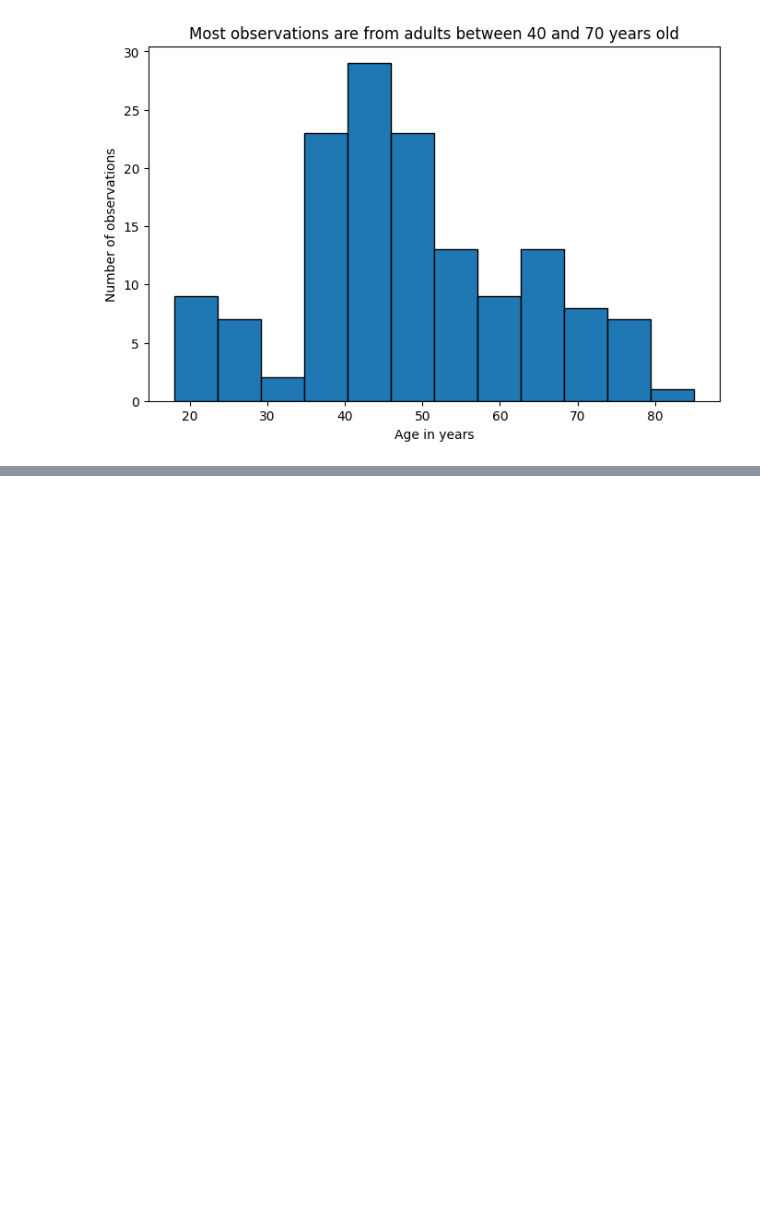
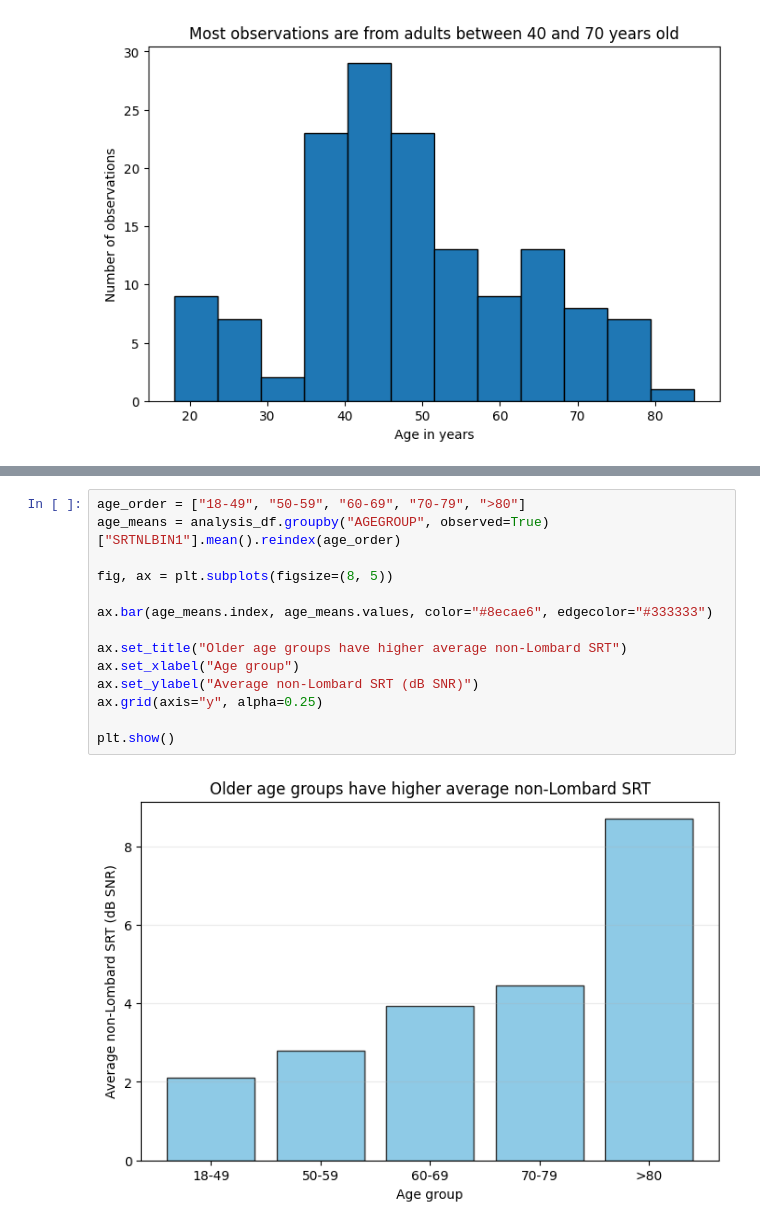
Before and after one commit to OskarUNLEASHED/KK1_Audiology, a Jupyter notebook: notebook.ipynb, the cells around one changed output, grey strips where cells are left out. Cells and saved outputs as stored; diff of their text form; blank space fills up the shorter version.

Commit message:
First itiration of visualizations and conclusions

```diff
--- a/notebook.ipynb
+++ b/notebook.ipynb
@@ -316,0 +323,16 @@ plt.show()
+# %%
+age_order = ["18-49", "50-59", "60-69", "70-79", ">80"]
+age_means = analysis_df.groupby("AGEGROUP", observed=True)["SRTNLBIN1"].mean().reindex(age_order)
+
+fig, ax = plt.subplots(figsize=(8, 5))
+
+ax.bar(age_means.index, age_means.values, color="#8ecae6", edgecolor="#333333")
+
+ax.set_title("Older age groups have higher average non-Lombard SRT")
+ax.set_xlabel("Age group")
+ax.set_ylabel("Average non-Lombard SRT (dB SNR)")
+ax.grid(axis="y", alpha=0.25)
+
+plt.show()
+# %% [output]
+[figure, added]
```
Also changed, not shown: parts of 11 cells of this notebook.
